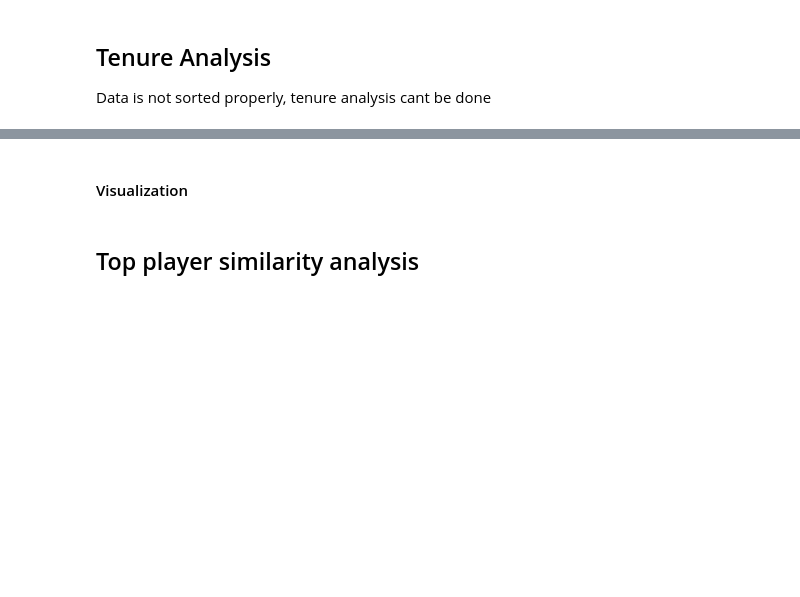
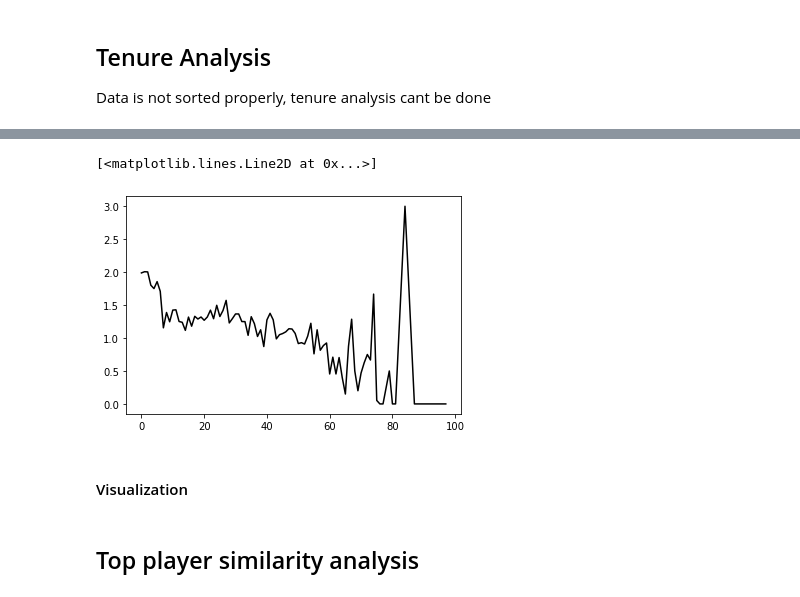
Before and after one commit to willit031794/net-analytics-ftp, a Jupyter notebook: scripts/analysis.ipynb, the cells around one changed output, grey strips where cells are left out. Saved outputs shown, nothing was run; the diff lists cells and outputs as text; code cells hidden in the pictures; blank space fills up the shorter version.

```diff
--- a/scripts/analysis.ipynb
+++ b/scripts/analysis.ipynb
@@ -1419,12 +1271,0 @@ df.head()
-# %%
-# get number of years in the club
-num_year_stay = []
-for i in tqdm(range(len(df))):
-    if df['num_transfer'][i] < df['max_transfer'][i]:
-        val = df['year'][i + 1] - df['year'][i]
-        num_year_stay.append(val)
-    else:
-        val = max(df['year']) - df['year'][i]
-        num_year_stay.append(val)
-df['num_year_stay'] = num_year_stay
-df.head()
@@ -1458,0 +1272,8 @@ pd.DataFrame(
+# %%
+# prepare table
+groupby_keys = list(node_edge_df.columns)
+
+tenure_table = pd.merge(node_edge_df, df, on=groupby_keys, how='outer')
+# %%
+# get unique players
+player_list = tenure_table['player_name'].unique()
@@ -1459,3 +1351,14 @@ pd.DataFrame(
+# %%
+k_tenure_table = pd.DataFrame(data=zip(k_tenure.keys(),
+                                       [np.mean(x) for x in k_tenure.values()]),
+                              columns=['k', 'tenure']).sort_values(by='k')
+# %%
+plt.plot(k_tenure_table['k'],
+         k_tenure_table['tenure'],
+         color = 'black')
+# %% [output]
+[<matplotlib.lines.Line2D at 0x...>]
+[figure, added]
 # %% [markdown]
 #### Visualization
 # %%
```
Also changed, not shown: parts of 34 cells of this notebook.
